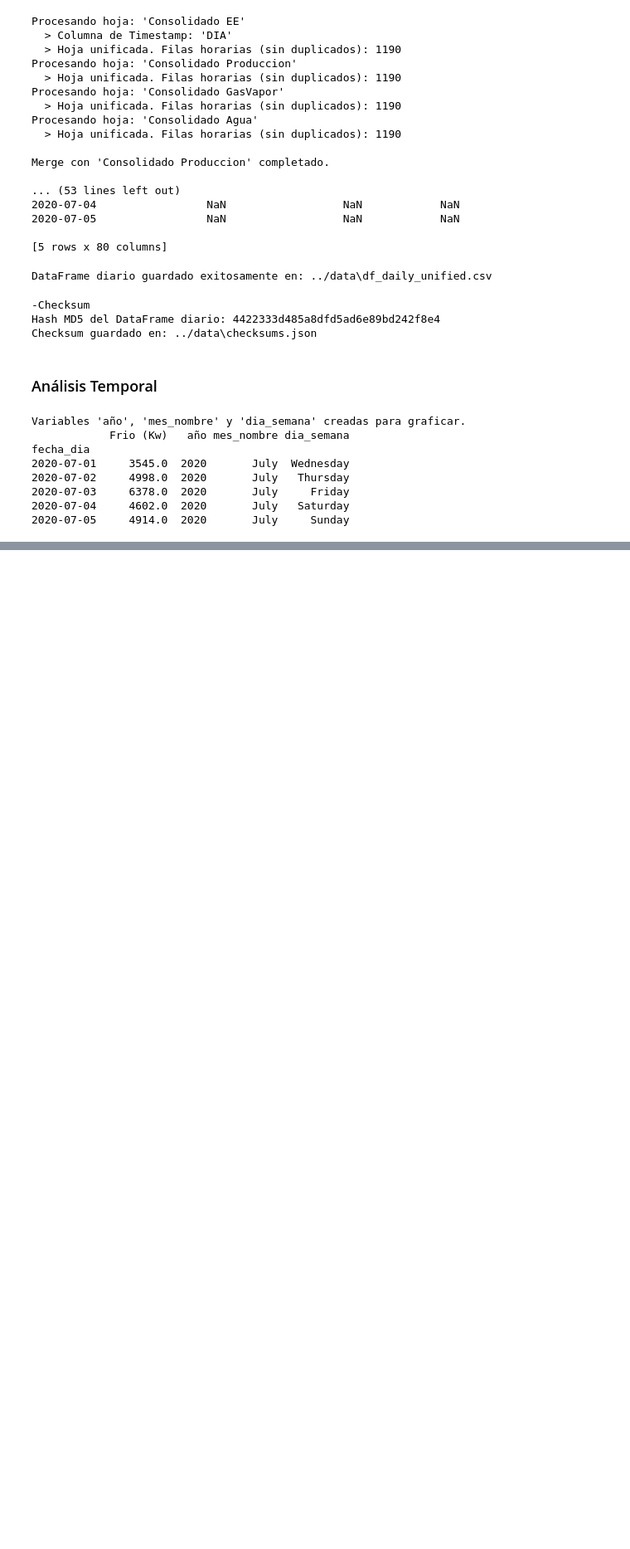
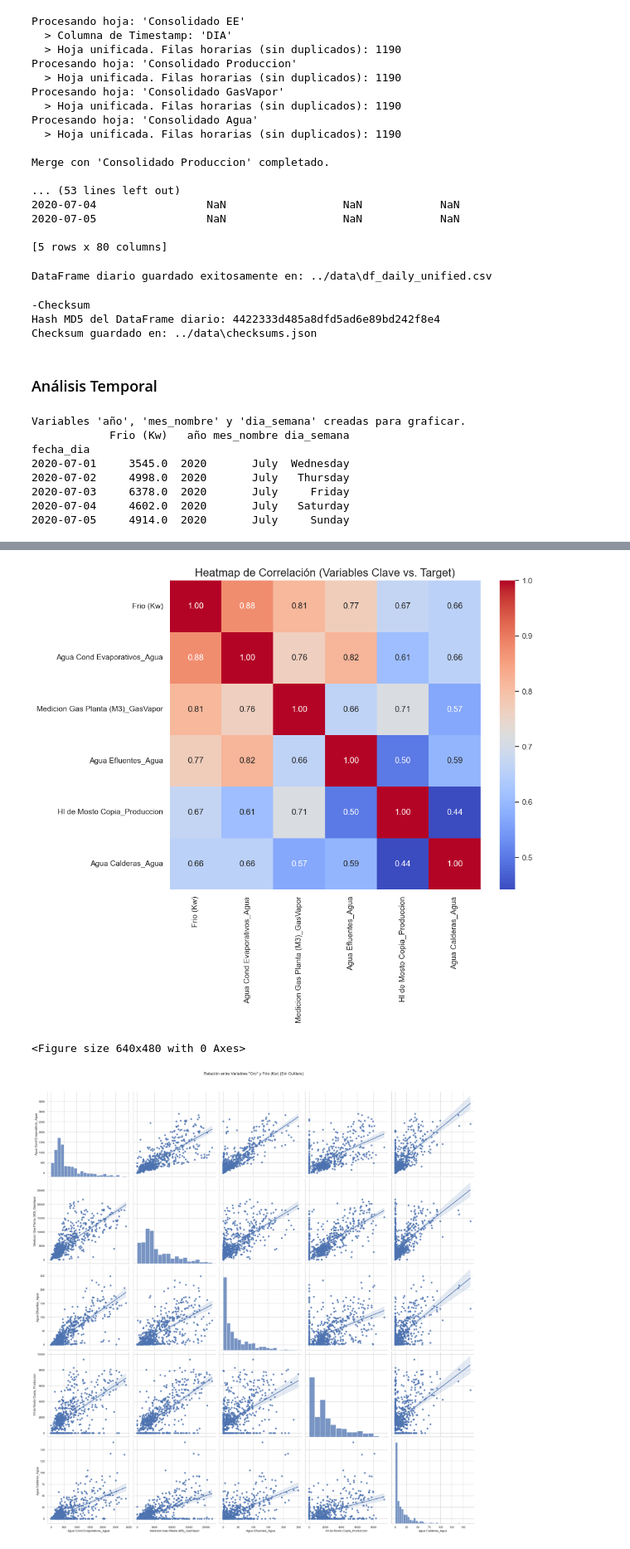
Before and after one commit to GonzaCardin/tp_final_ldd2, a Jupyter notebook: notebooks/eda.ipynb, the cells around one changed output, grey strips where cells are left out. Shown at 83% size. Drawn from its saved outputs; the diff is of its cells as text; code cells hidden in the pictures; blank space fills up the shorter version.

Commit message:
finalización eda básico, falta corregir y agregar más comentarios y pasar justificaciones del word

```diff
--- a/notebooks/eda.ipynb
+++ b/notebooks/eda.ipynb
@@ -261,0 +360,40 @@ else:
+# %%
+features_for_heatmap = [target_col] + top_5_features
+features_for_scatter = top_5_features[:5]
+
+if 'df_daily_final' in locals():
+    corr_subset = df_daily_final[features_for_heatmap].corr()
+
+    plt.figure(figsize=(10, 8))
+    sns.heatmap(
+        corr_subset,
+        annot=True,
+        fmt=".2f",
+        cmap="coolwarm"
+    )
+    plt.title('Heatmap de Correlación (Variables Clave vs. Target)', fontsize=16)
+    plt.show()
+    plt.clf()
+
+   # Scatter Plots (Las 2 Variables "Oro") ---
+
+    # usamos el DataFrame sin los outliers (df_plot_sane)
+    if 'df_plot_sane' in locals():
+        pairplot_fig = sns.pairplot(
+            data=df_plot_sane,
+            vars=features_for_scatter, # Solo las 2 variables
+            y_vars=[target_col],
+            kind='reg',
+            height=5
+        )
+        pairplot_fig.fig.suptitle('Relación entre Variables "Oro" y Frio (Kw) (Sin Outliers)', y=1.03, fontsize=16)
+        plt.show()
+    else:
+        print("El dataframe 'df_plot_sane' no se ha encontrado.")
+
+else:
+    print("El dataframe'df_daily_final' no encontrado. Ejecuta el Bloque 11 primero.")
+# %% [output]
+[figure, added]
+<Figure size 640x480 with 0 Axes>
+[figure, added]
```
Also changed, not shown: parts of 9 cells of this notebook, 1 other file.
